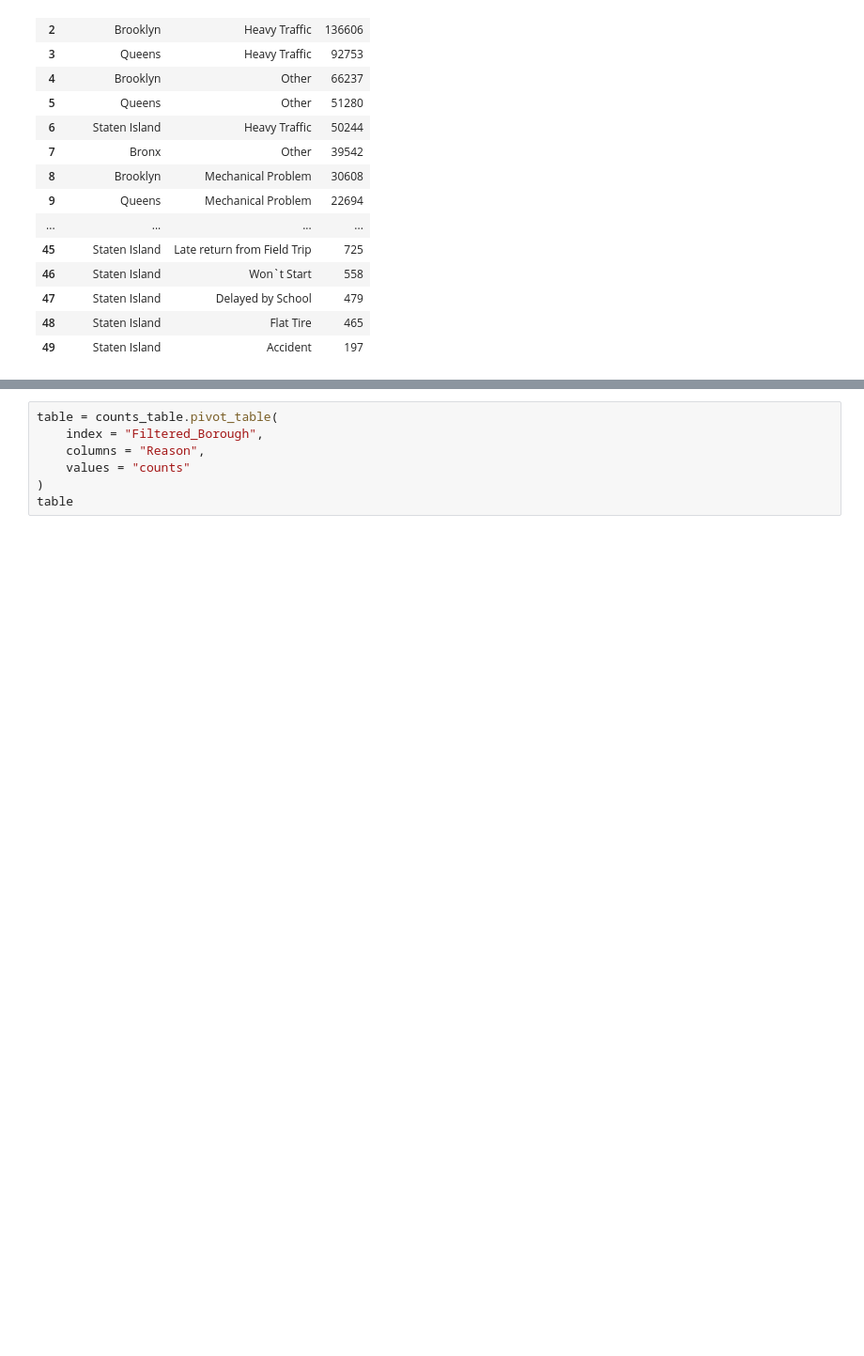
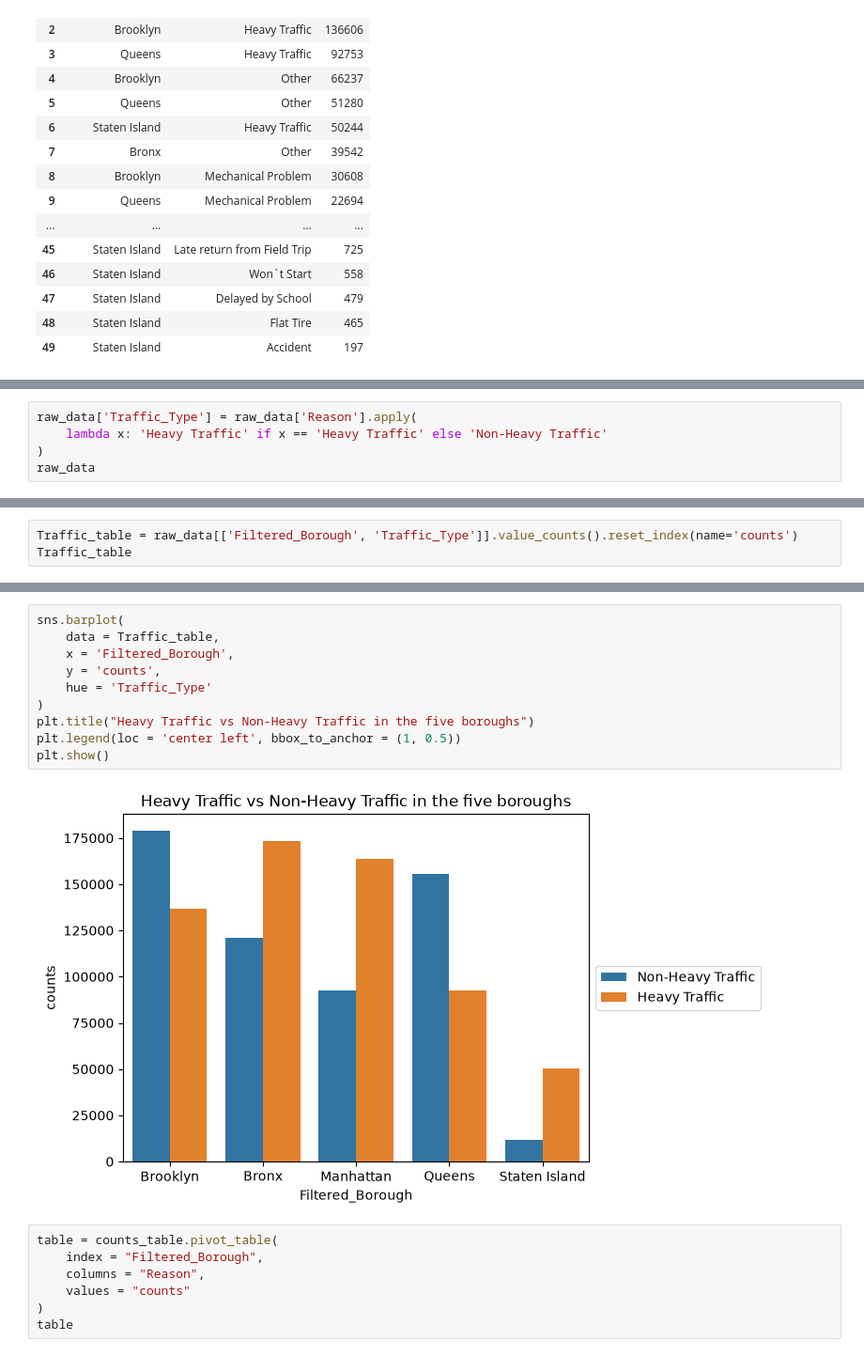
Before and after one commit to samnramos/bus-breakdown-and-delays-data, a Jupyter notebook: bus_breakdown.ipynb, the cells around one changed output, grey strips where cells are left out. Shown at 94% size. Saved outputs shown, nothing was run; the diff lists cells and outputs as text; blank space fills up the shorter version.

```diff
--- a/bus_breakdown.ipynb
+++ b/bus_breakdown.ipynb
@@ -213,0 +218,5 @@ sns.barplot(
+# %%
+raw_data['Traffic_Type'] = raw_data['Reason'].apply(
+    lambda x: 'Heavy Traffic' if x == 'Heavy Traffic' else 'Non-Heavy Traffic'
+)
+raw_data
@@ -213,0 +237,3 @@ sns.barplot(
+# %%
+Traffic_table = raw_data[['Filtered_Borough', 'Traffic_Type']].value_counts().reset_index(name='counts')
+Traffic_table
@@ -214,3 +252,15 @@ sns.barplot(
+# %%
+sns.barplot(
+    data = Traffic_table,
+    x = 'Filtered_Borough',
+    y = 'counts',
+    hue = 'Traffic_Type'
+)
+plt.title("Heavy Traffic vs Non-Heavy Traffic in the five boroughs")
+plt.legend(loc = 'center left', bbox_to_anchor = (1, 0.5))
+plt.show()
+# %% [output]
+[figure, added]
 # %%
 table = counts_table.pivot_table(
     index = "Filtered_Borough",
```
Also changed, not shown: parts of 5 cells of this notebook.
